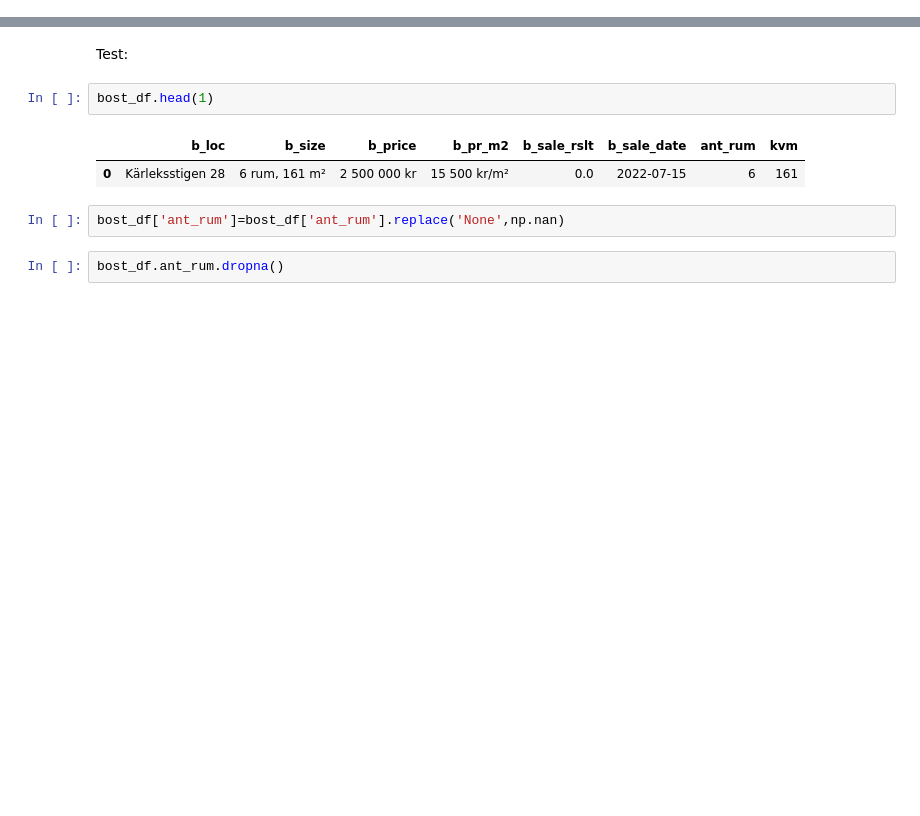
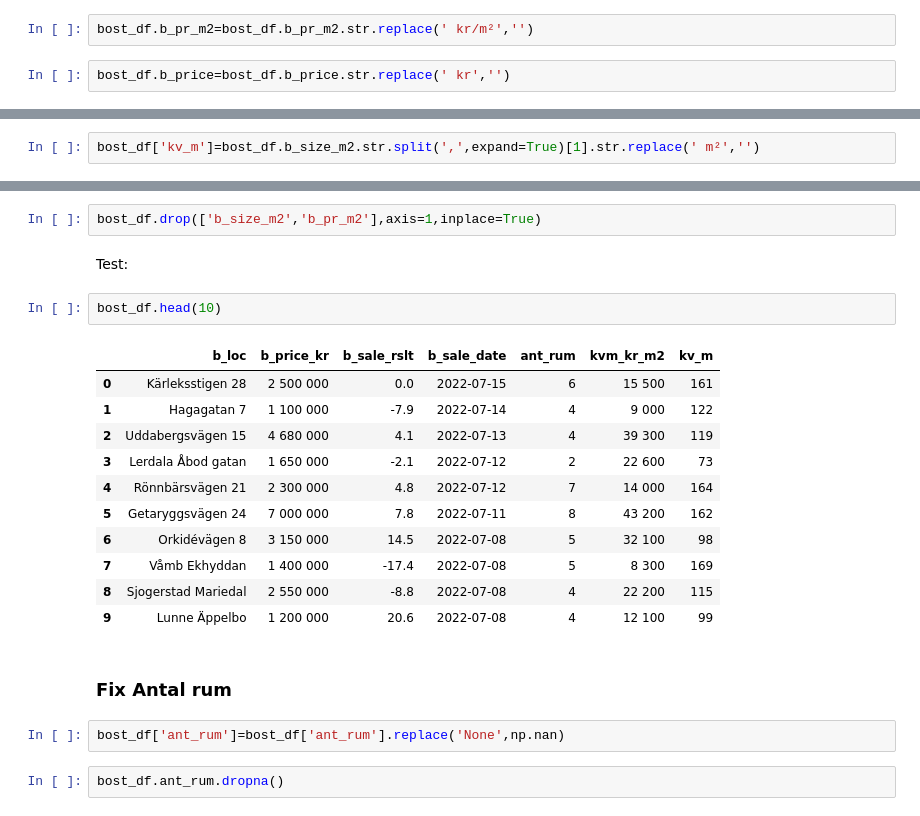
Before and after one commit to honkez/bost_analyze, a Jupyter notebook: booli_bost_data.ipynb, the cells around one changed output, grey strips where cells are left out. Cells and saved outputs as stored; diff of their text form; blank space fills up the shorter version.

```diff
--- a/booli_bost_data.ipynb
+++ b/booli_bost_data.ipynb
@@ -84,2 +88,6 @@ Code:
 # %%
 bost_df.kvm=bost_df.kvm.str.replace(' m²','')
+# %%
+bost_df.b_pr_m2=bost_df.b_pr_m2.str.replace(' kr/m²','')
+# %%
+bost_df.b_price=bost_df.b_price.str.replace(' kr','')
@@ -106,0 +111,2 @@ bost_df.ant_rum=bost_df.ant_rum.str.replace(' rum','')
+# %%
+bost_df['kv_m']=bost_df.b_size_m2.str.split(',',expand=True)[1].str.replace(' m²','')
@@ -107,10 +115,23 @@ bost_df.ant_rum=bost_df.ant_rum.str.replace(' rum','')
+# %%
+bost_df.drop(['b_size_m2','b_pr_m2'],axis=1,inplace=True)
 # %% [markdown]
 Test:
 # %%
-bost_df.head(1)
+bost_df.head(10)
 # %% [output]
-|  | b_loc | b_size | b_price | b_pr_m2 | b_sale_rslt | b_sale_date | ant_rum | kvm |
-| 0 | Kärleksstigen 28 | 6 rum, 161 m² | 2 500 000 kr | 15 500 kr/m² | 0.0 | 2022-07-15 | 6 | 161 |
+|  | b_loc | b_price_kr | b_sale_rslt | b_sale_date | ant_rum | kvm_kr_m2 | kv_m |
+| 0 | Kärleksstigen 28 | 2 500 000 | 0.0 | 2022-07-15 | 6 | 15 500 | 161 |
+| 1 | Hagagatan 7 | 1 100 000 | -7.9 | 2022-07-14 | 4 | 9 000 | 122 |
+| 2 | Uddabergsvägen 15 | 4 680 000 | 4.1 | 2022-07-13 | 4 | 39 300 | 119 |
+| 3 | Lerdala Åbod gatan | 1 650 000 | -2.1 | 2022-07-12 | 2 | 22 600 | 73 |
+| 4 | Rönnbärsvägen 21 | 2 300 000 | 4.8 | 2022-07-12 | 7 | 14 000 | 164 |
+| 5 | Getaryggsvägen 24 | 7 000 000 | 7.8 | 2022-07-11 | 8 | 43 200 | 162 |
+| 6 | Orkidévägen 8 | 3 150 000 | 14.5 | 2022-07-08 | 5 | 32 100 | 98 |
+| 7 | Våmb Ekhyddan | 1 400 000 | -17.4 | 2022-07-08 | 5 | 8 300 | 169 |
+| 8 | Sjogerstad Mariedal | 2 550 000 | -8.8 | 2022-07-08 | 4 | 22 200 | 115 |
+| 9 | Lunne Äppelbo | 1 200 000 | 20.6 | 2022-07-08 | 4 | 12 100 | 99 |
+# %% [markdown]
+### Fix Antal rum
 # %%
 bost_df['ant_rum']=bost_df['ant_rum'].replace('None',np.nan)
 # %%
```
Also changed, not shown: parts of 42 cells of this notebook, 1 other file.
